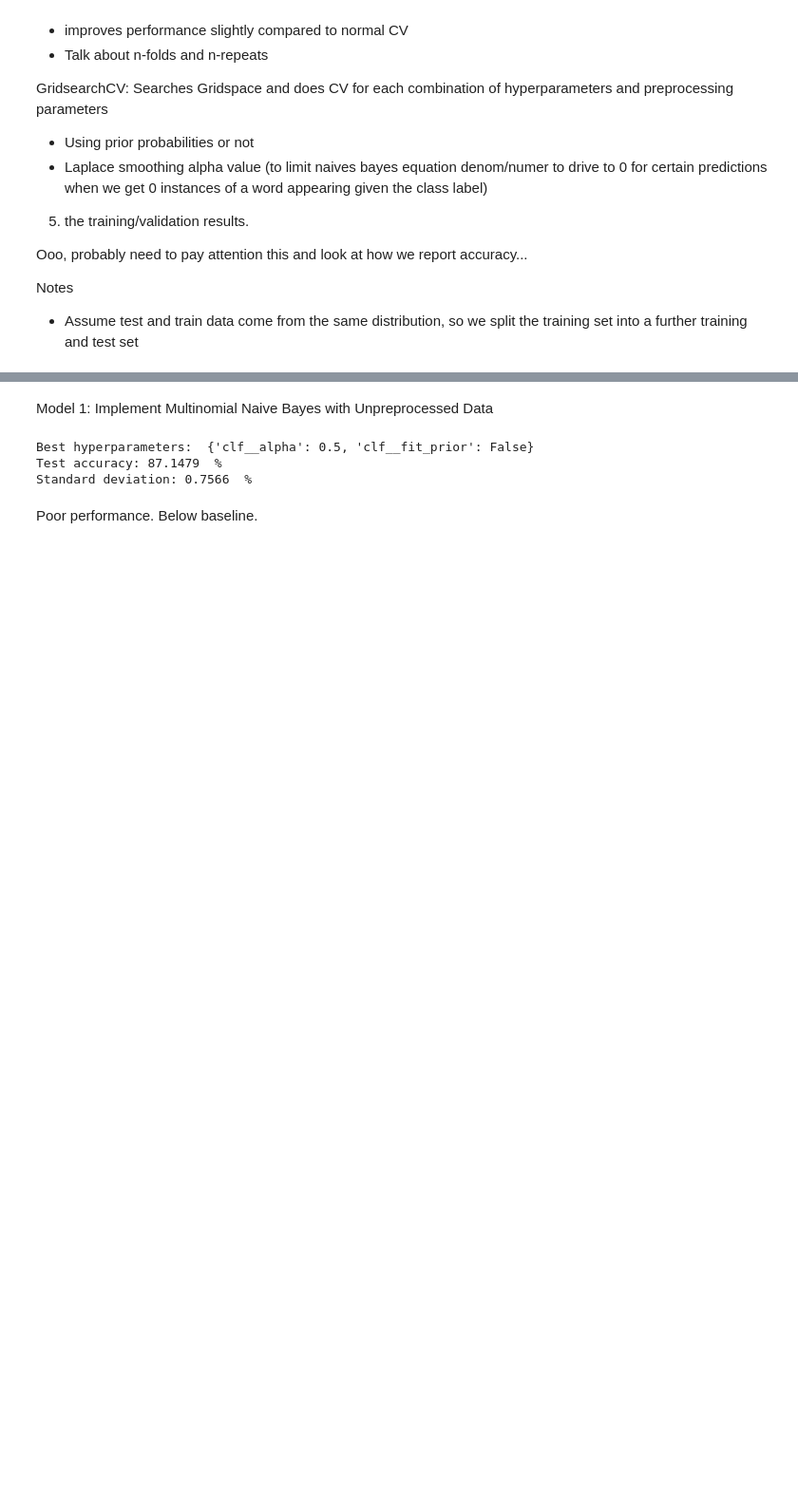
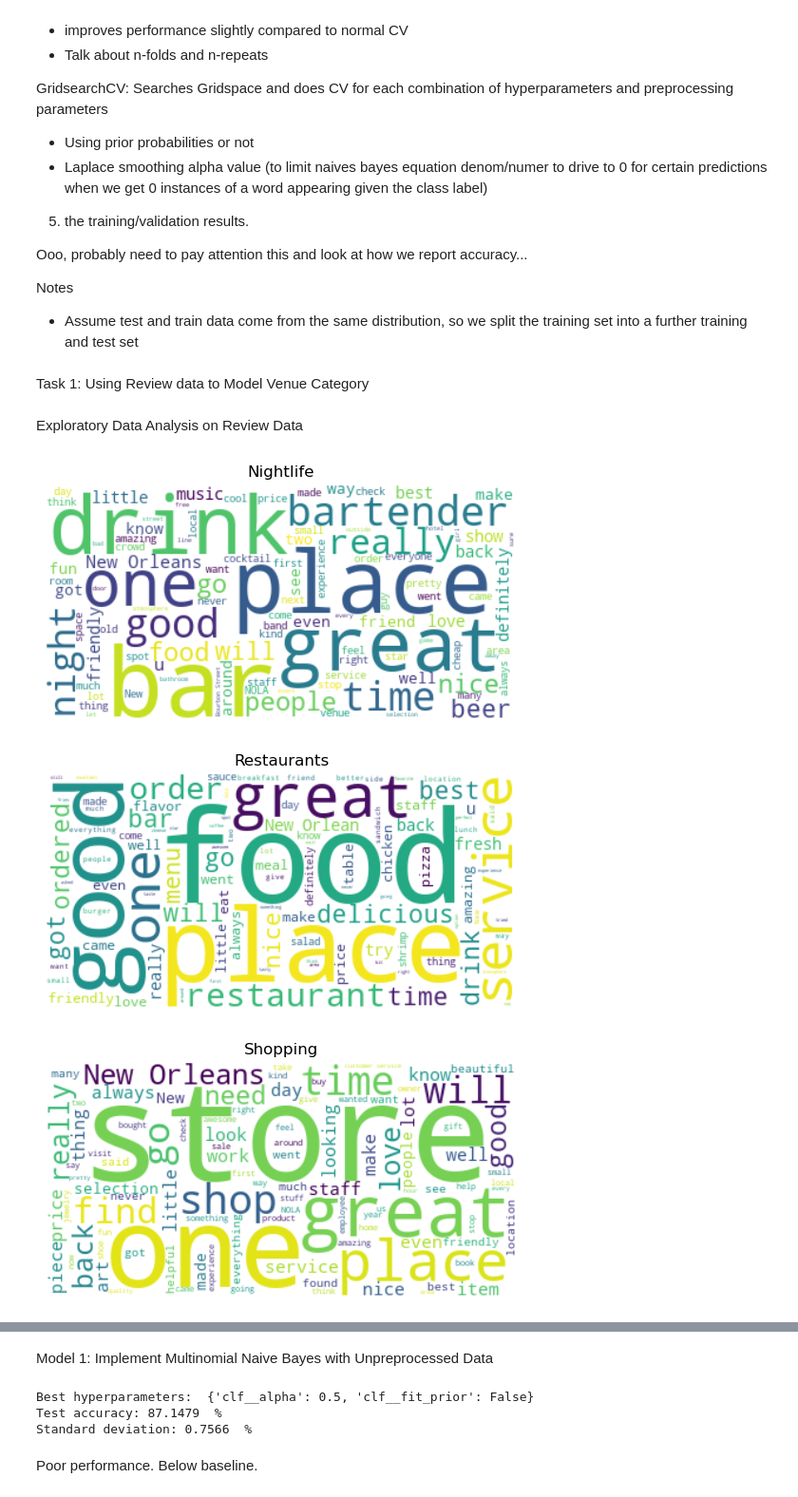
Before and after one commit to Tarin-Eccleston/yelp-data-naive-bayes, a Jupyter notebook: modelling/modelling.ipynb, the cells around one changed output, grey strips where cells are left out. Shown at 95% size. Cells and saved outputs as stored; diff of their text form; code cells hidden in the pictures; blank space fills up the shorter version.

```diff
--- a/modelling/modelling.ipynb
+++ b/modelling/modelling.ipynb
@@ -53,6 +53,8 @@ Ooo, probably need to pay attention this and look at how we report accuracy...
 
 Notes
 - Assume test and train data come from the same distribution, so we split the training set into a further training and test set
+# %% [markdown]
+Task 1: Using Review data to Model Venue Category
 # %%
 import sklearn
 from sklearn.feature_extraction.text import CountVectorizer
@@ -85,3 +88,30 @@ y = yelp_df["category"]
 
 #
 X_train, X_test, y_train, y_test = train_test_split(X, y, test_size = 0.2, random_state = rs)
+# %% [markdown]
+Exploratory Data Analysis on Review Data
+# %%
+# Subset the data to only include venue name and category columns
+df = yelp_df[['review', 'category']]
+
+# Group the venue names by their associated category
+grouped = df.groupby('category')
+
+# Create a WordCloud for each category
+for category, group in grouped:
+    # Concatenate all venue names for this category into one string
+    text = ' '.join(group['review'].tolist())
+    # Create a WordCloud object with desired parameters
+    wc = WordCloud(background_color='white', max_words=100, contour_width=3, contour_color='steelblue')
+    # Generate the WordCloud image
+    wc.generate(text)
+    # Create a matplotlib plot of the WordCloud
+    plt.figure()
+    plt.imshow(wc, interpolation='bilinear')
+    plt.axis('off')
+    plt.title(category)
+    plt.show()
+# %% [output]
+[figure, added]
+[figure, added]
+[figure, added]
```
Also changed, not shown: parts of 17 cells of this notebook.
